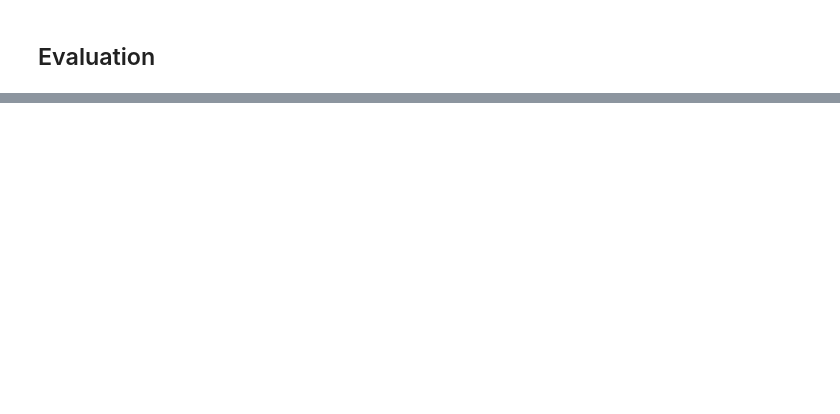
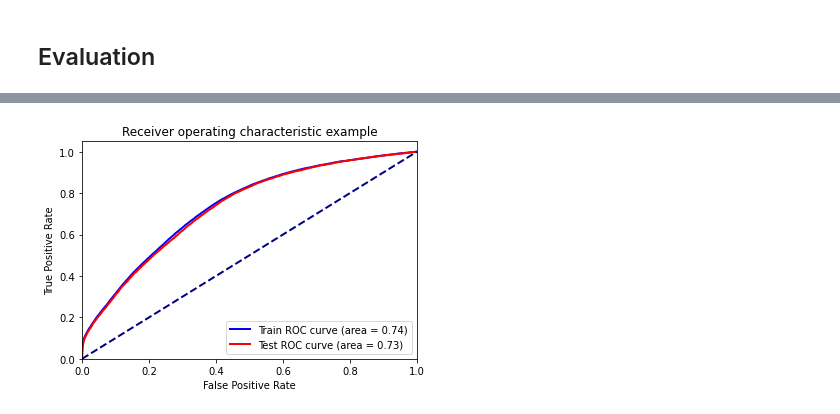
Before and after one commit to sukhumarna/marketing_rl, a Jupyter notebook: notebooks/creditcard_ptb_tf_dqn.ipynb, the cells around one changed output, grey strips where cells are left out. Drawn from its saved outputs; the diff is of its cells as text; code cells hidden in the pictures; blank space fills up the shorter version.

Commit message:
update notebook training credit card ptb

```diff
--- a/notebooks/creditcard_ptb_tf_dqn.ipynb
+++ b/notebooks/creditcard_ptb_tf_dqn.ipynb
@@ -165,8 +172,8 @@ driver = dynamic_step_driver.DynamicStepDriver(
 def compute_avg_return(environment, policy, num_episodes=10):
     print('computing average return for {} episodes'.format(num_episodes))
     total_return = 0.0
+    total_step = 0
     for i in range(num_episodes):
-        print(f'episode {i}')
         time_step = environment.reset()
         episode_return = 0.0
 
@@ -174,7 +181,12 @@ def compute_avg_return(environment, policy, num_episodes=10):
             action_step = policy.action(time_step)
             time_step = environment.step(action_step.action)
             episode_return += time_step.reward
-            total_return += episode_return
+            total_step += 1
+        total_return += episode_return
 
+    print(f'total step is {total_step}')
+    print(f'total reward is {total_return}')
     avg_return = total_return / num_episodes
     return avg_return.numpy()[0]
+# %%
+agent.train = common.function(agent.train)
@@ -235,0 +262,24 @@ episode 2
+# %%
+eval_q_values, _ = agent._q_network(eval_data_x)
+train_q_values, _ = agent._q_network(train_data_x)
+# %%
+train_fpr, train_tpr, _ = roc_curve(train_data_y, train_q_values[:, 1])
+test_fpr, test_tpr, _ = roc_curve(eval_data_y, eval_q_values[:, 1])
+
+train_auc = roc_auc_score(y_train, train_q_values[:, 1])
+test_auc = roc_auc_score(y_test, eval_q_values[:, 1])
+# %%
+plt.figure()
+lw = 2
+plt.plot(train_fpr, train_tpr, color="b",lw=lw, label="Train ROC curve (area = %0.2f)" % train_auc)
+plt.plot(test_fpr, test_tpr, color="r",lw=lw, label="Test ROC curve (area = %0.2f)" % test_auc)
+plt.plot([0, 1], [0, 1], color="navy", lw=lw, linestyle="--")
+plt.xlim([0.0, 1.0])
+plt.ylim([0.0, 1.05])
+plt.xlabel("False Positive Rate")
+plt.ylabel("True Positive Rate")
+plt.title("Receiver operating characteristic example")
+plt.legend(loc="lower right")
+plt.show()
+# %% [output]
+[figure, added]
```
Also changed, not shown: parts of 10 cells of this notebook, 1 other file.
